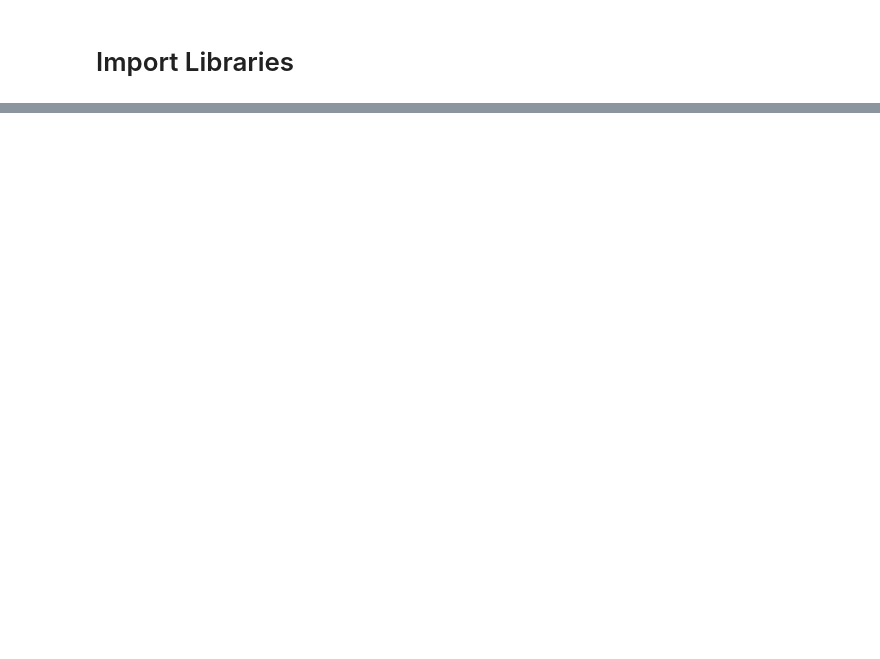
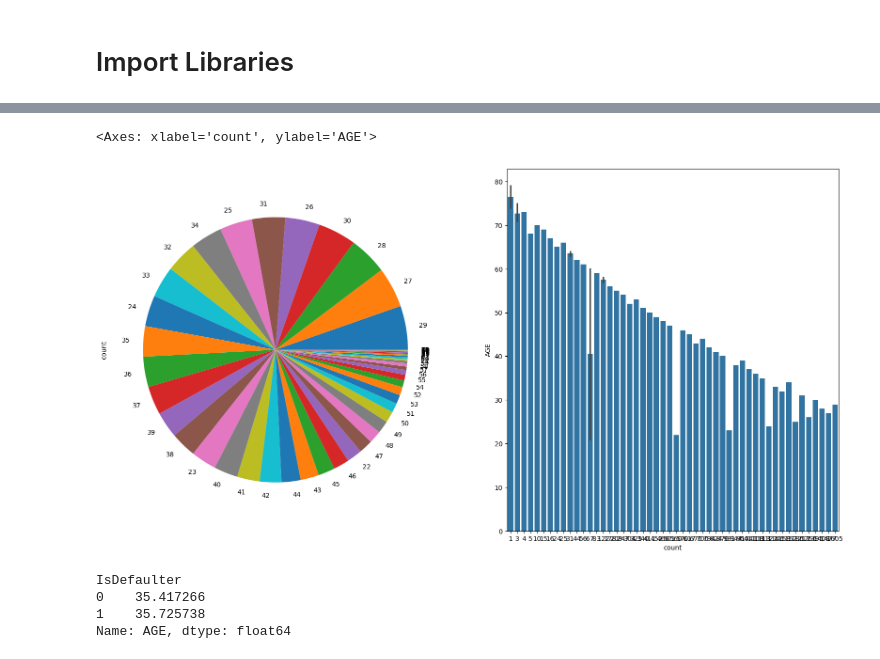
Before and after one commit to TGSK07/Viva_Credit_Card, a Jupyter notebook: Viva_credit_card_defaulter_prediction.ipynb, the cells around one changed output, grey strips where cells are left out. Drawn from its saved outputs; the diff is of its cells as text; code cells hidden in the pictures; blank space fills up the shorter version.

```diff
--- a/Viva_credit_card_defaulter_prediction.ipynb
+++ b/Viva_credit_card_defaulter_prediction.ipynb
@@ -18,0 +273,4 @@ Can we help VivaCredit to slove the problem?
+# %%
+data.rename(columns={'PAY_0':'PAY_SEPT','PAY_2':'PAY_AUG','PAY_3':'PAY_JUL','PAY_4':'PAY_JUN','PAY_5':'PAY_MAY','PAY_6':'PAY_APR'},inplace=True)
+data.rename(columns={'BILL_AMT1':'BILL_AMT_SEPT','BILL_AMT2':'BILL_AMT_AUG','BILL_AMT3':'BILL_AMT_JUL','BILL_AMT4':'BILL_AMT_JUN','BILL_AMT5':'BILL_AMT_MAY','BILL_AMT6':'BILL_AMT_APR'}, inplace = True)
+data.rename(columns={'PAY_AMT1':'PAY_AMT_SEPT','PAY_AMT2':'PAY_AMT_AUG','PAY_AMT3':'PAY_AMT_JUL','PAY_AMT4':'PAY_AMT_JUN','PAY_AMT5':'PAY_AMT_MAY','PAY_AMT6':'PAY_AMT_APR'},inplace=True)
@@ -18,0 +287,17 @@ Can we help VivaCredit to slove the problem?
+# %%
+data['AGE'] = data['AGE'].astype('int')
+# %%
+fig, axes = plt.subplots(ncols=2,figsize=(20,10))
+Day_data = data['AGE'].value_counts().reset_index()
+data['AGE'].value_counts().plot(kind="pie",ax = axes[0],subplots=True)
+sns.barplot(x='count',y='AGE',data=Day_data,ax = axes[1],orient='v')
+# %% [output]
+<Axes: xlabel='count', ylabel='AGE'>
+[figure, added]
+# %%
+data.groupby('IsDefaulter')['AGE'].mean()
+# %% [output]
+IsDefaulter
+0    35.417266
+1    35.725738
+Name: AGE, dtype: float64
```
Also changed, not shown: parts of 67 cells of this notebook.
